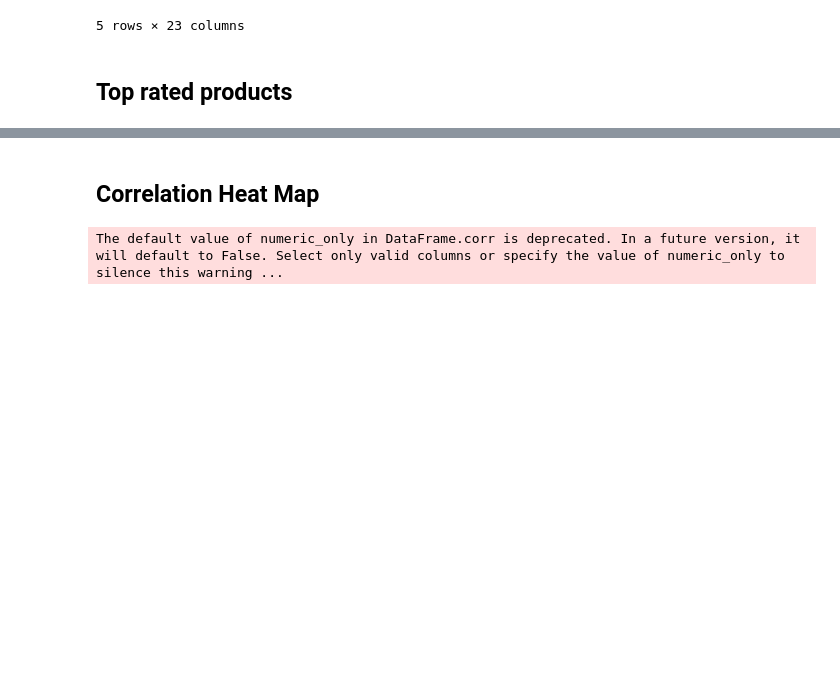
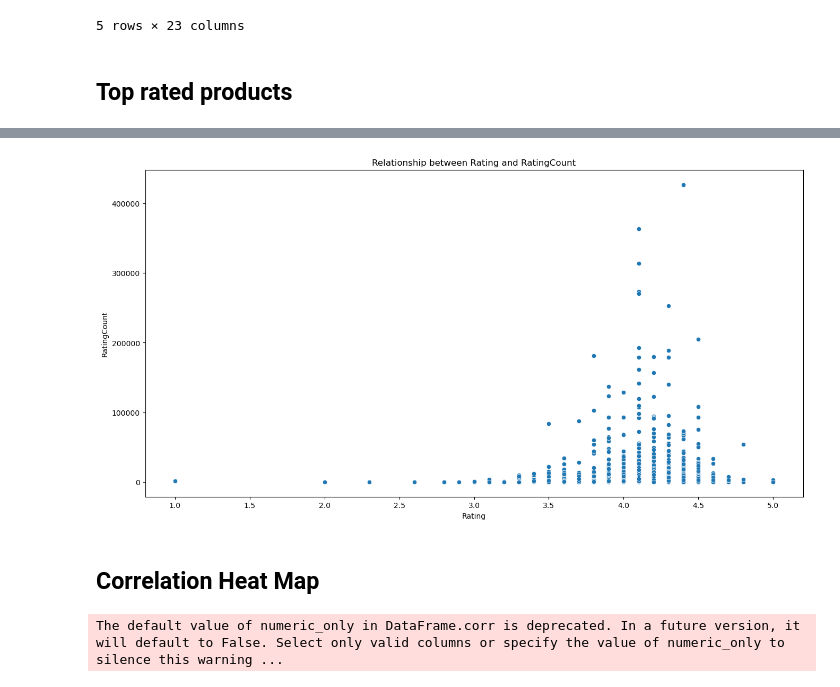
Before and after one commit to danielkimutai/Amazon--recommender-system, a Jupyter notebook: index.ipynb, the cells around one changed output, grey strips where cells are left out. Drawn from its saved outputs; the diff is of its cells as text; code cells hidden in the pictures; blank space fills up the shorter version.

```diff
--- a/index.ipynb
+++ b/index.ipynb
@@ -522,3 +565,7 @@ top_10(df1,"subcategory","Rating")
+# %%
+scatter (df1,"Rating","RatingCount")
+# %% [output]
+[figure, added]
 # %% [markdown]
 ## Correlation Heat Map
 # %%
```
Also changed, not shown: parts of 19 cells of this notebook.
